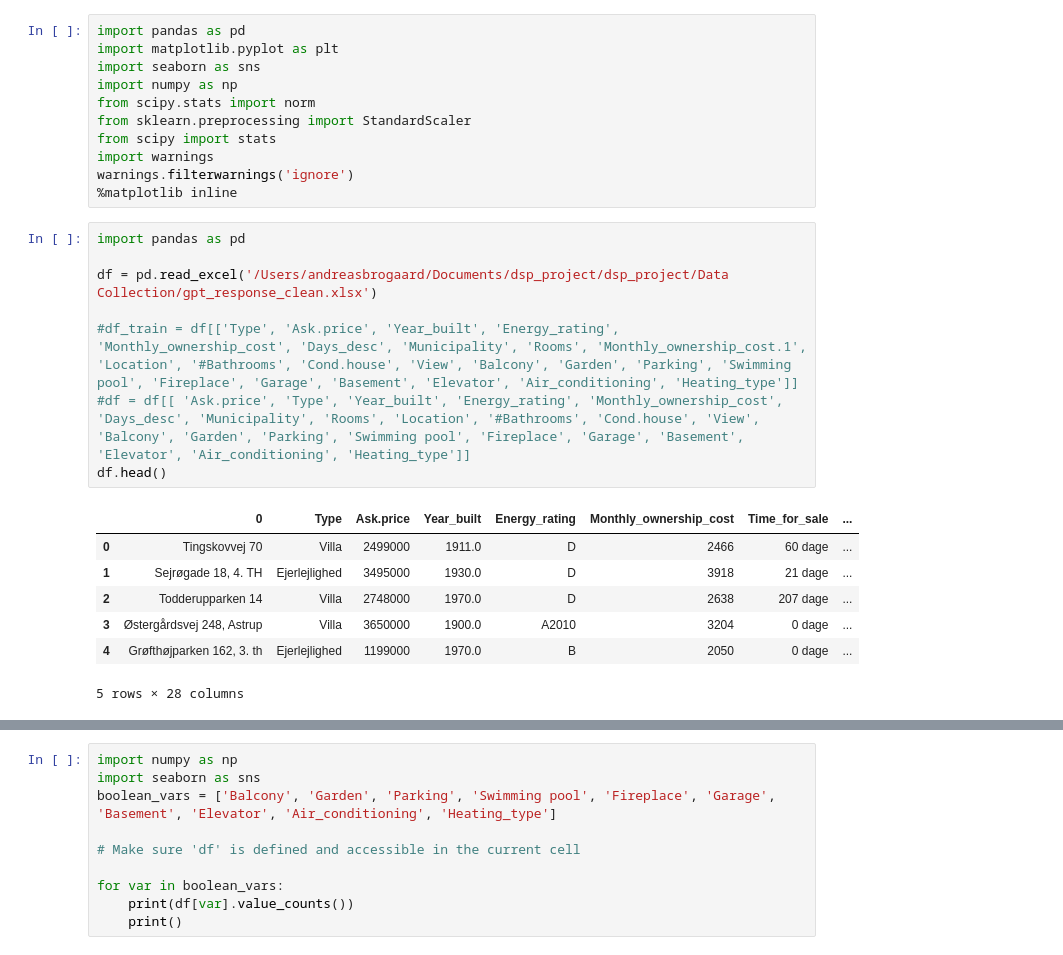
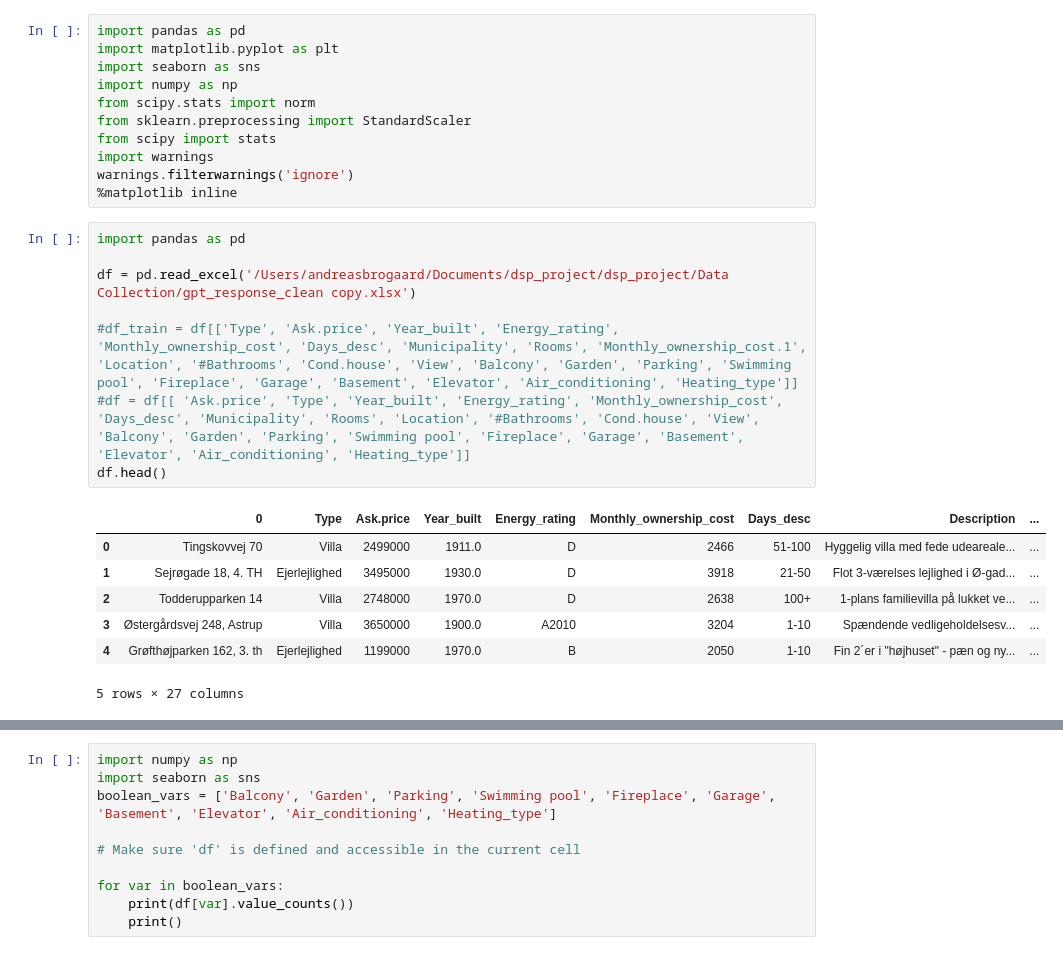
Before and after one commit to SebVJ/dsp_project, a Jupyter notebook: dsp_project/1. Data Exploration/Data_exp.ipynb, the cells around one changed output, grey strips where cells are left out. Saved outputs shown, nothing was run; the diff lists cells and outputs as text.

```diff
--- a/dsp_project/1. Data Exploration/Data_exp.ipynb
+++ b/dsp_project/1. Data Exploration/Data_exp.ipynb
@@ -12,19 +12,19 @@ warnings.filterwarnings('ignore')
 # %%
 import pandas as pd
 
-df = pd.read_excel('/Users/andreasbrogaard/Documents/dsp_project/dsp_project/Data Collection/gpt_response_clean.xlsx')
+df = pd.read_excel('/Users/andreasbrogaard/Documents/dsp_project/dsp_project/Data Collection/gpt_response_clean copy.xlsx')
 
 #df_train = df[['Type', 'Ask.price', 'Year_built', 'Energy_rating', 'Monthly_ownership_cost', 'Days_desc', 'Municipality', 'Rooms', 'Monthly_ownership_cost.1', 'Location', '#Bathrooms', 'Cond.house', 'View', 'Balcony', 'Garden', 'Parking', 'Swimming pool', 'Fireplace', 'Garage', 'Basement', 'Elevator', 'Air_conditioning', 'Heating_type']]
 #df = df[[ 'Ask.price', 'Type', 'Year_built', 'Energy_rating', 'Monthly_ownership_cost', 'Days_desc', 'Municipality', 'Rooms', 'Location', '#Bathrooms', 'Cond.house', 'View', 'Balcony', 'Garden', 'Parking', 'Swimming pool', 'Fireplace', 'Garage', 'Basement', 'Elevator', 'Air_conditioning', 'Heating_type']]
 df.head()
 # %% [output]
-|  | 0 | Type | Ask.price | Year_built | Energy_rating | Monthly_ownership_cost | Time_for_sale | ... |
-| 0 | Tingskovvej 70 | Villa | 2499000 | 1911.0 | D | 2466 | 60 dage | ... |
-| 1 | Sejrøgade 18, 4. TH | Ejerlejlighed | 3495000 | 1930.0 | D | 3918 | 21 dage | ... |
-| 2 | Todderupparken 14 | Villa | 2748000 | 1970.0 | D | 2638 | 207 dage | ... |
-| 3 | Østergårdsvej 248, Astrup | Villa | 3650000 | 1900.0 | A2010 | 3204 | 0 dage | ... |
-| 4 | Grøfthøjparken 162, 3. th | Ejerlejlighed | 1199000 | 1970.0 | B | 2050 | 0 dage | ... |
+|  | 0 | Type | Ask.price | Year_built | Energy_rating | Monthly_ownership_cost | Days_desc | Description | ... |
+| 0 | Tingskovvej 70 | Villa | 2499000 | 1911.0 | D | 2466 | 51-100 | Hyggelig villa med fede udeareale... | ... |
+| 1 | Sejrøgade 18, 4. TH | Ejerlejlighed | 3495000 | 1930.0 | D | 3918 | 21-50 | Flot 3-værelses lejlighed i Ø-gad... | ... |
+| 2 | Todderupparken 14 | Villa | 2748000 | 1970.0 | D | 2638 | 100+ | 1-plans familievilla på lukket ve... | ... |
+| 3 | Østergårdsvej 248, Astrup | Villa | 3650000 | 1900.0 | A2010 | 3204 | 1-10 | Spændende ved­li­ge­hol­del­ses­v... | ... |
+| 4 | Grøfthøjparken 162, 3. th | Ejerlejlighed | 1199000 | 1970.0 | B | 2050 | 1-10 | Fin 2´er i "højhuset" - pæn og ny... | ... |
-5 rows × 28 columns
+5 rows × 27 columns
 # %%
 import seaborn as sns
 import matplotlib.pyplot as plt
```
Also changed, not shown: parts of 18 cells of this notebook, 6 other files.
